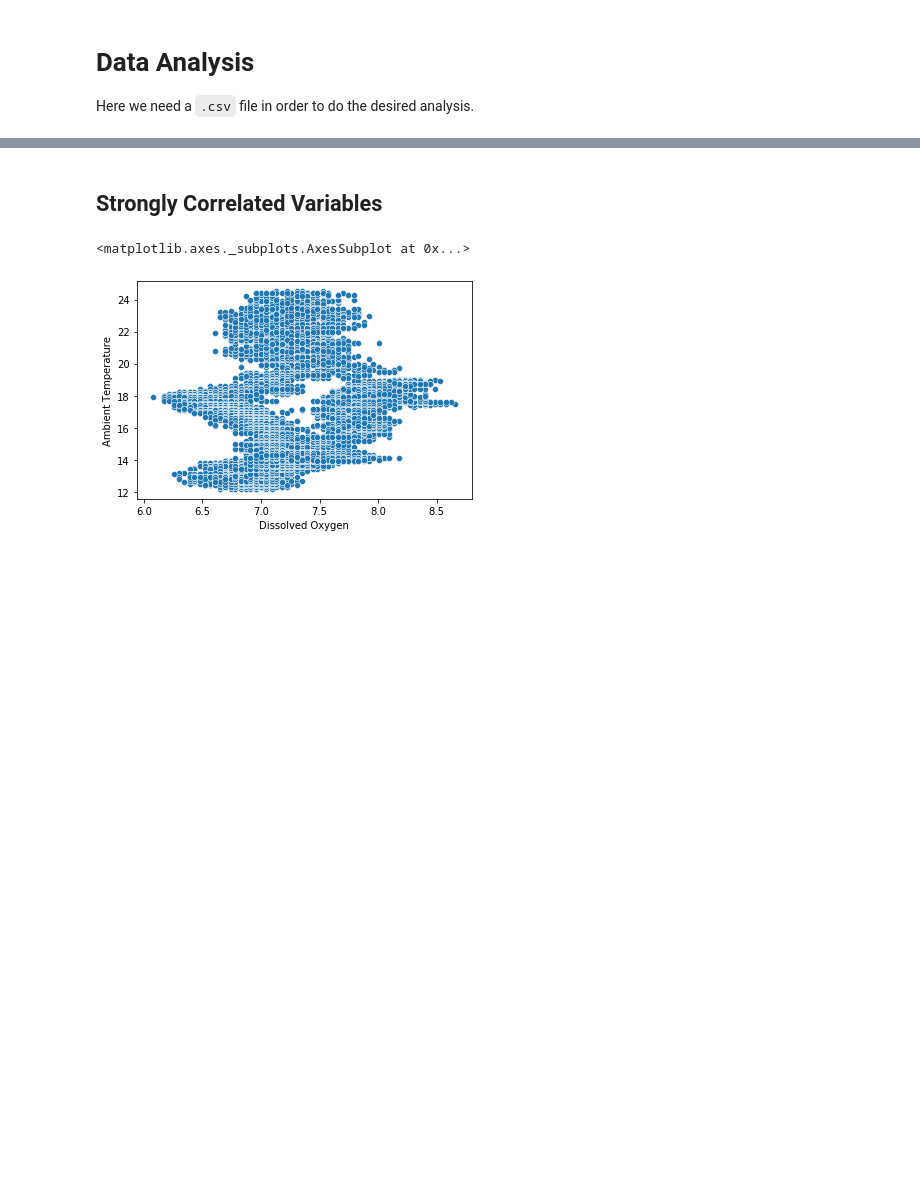
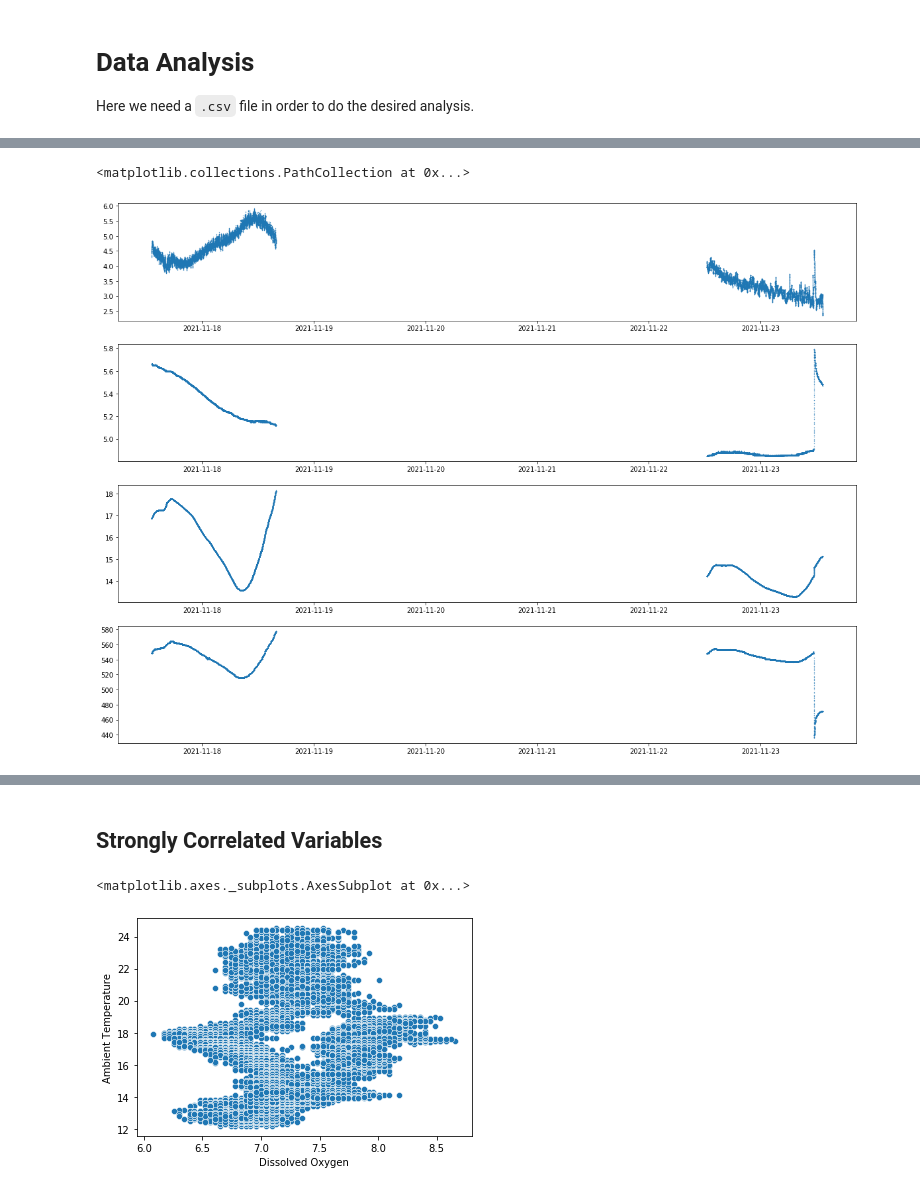
Before and after one commit to open-pisciculture/pisciculture-db, a Jupyter notebook: data_analysis.ipynb, the cells around one changed output, grey strips where cells are left out. Saved outputs shown, nothing was run; the diff lists cells and outputs as text; code cells hidden in the pictures; blank space fills up the shorter version.

```diff
--- a/data_analysis.ipynb
+++ b/data_analysis.ipynb
@@ -36,0 +54,18 @@ df.head(10)
+# %%
+df = pd.read_csv('mergedDatalogger_formatted_data_nov1722.csv')
+df["datetime"] = pd.to_datetime(df["Datetime"])
+plt.figure(figsize=(20,15))
+plt.subplot(4,1,1)
+plt.scatter(df['datetime'], df['D.O.[mg/L]'], s=0.1)
+plt.subplot(4,1,2)
+plt.scatter(df['datetime'], df['pH '], s=0.1)
+plt.subplot(4,1,3)
+plt.scatter(df['datetime'], df['Temp'], s=0.1)
+plt.subplot(4,1,4)
+plt.scatter(df['datetime'], df['EC Abs'], s=0.1)
+
+# df = df.set_index('datetime')
+# df[['Temp', 'pH ', 'D.O.[mg/L]', 'EC Abs']].plot(subplots=True, figsize=(10,10))
+# %% [output]
+<matplotlib.collections.PathCollection at 0x...>
+[figure, added]
```
Also changed, not shown: parts of 14 cells of this notebook, 9 other files.
